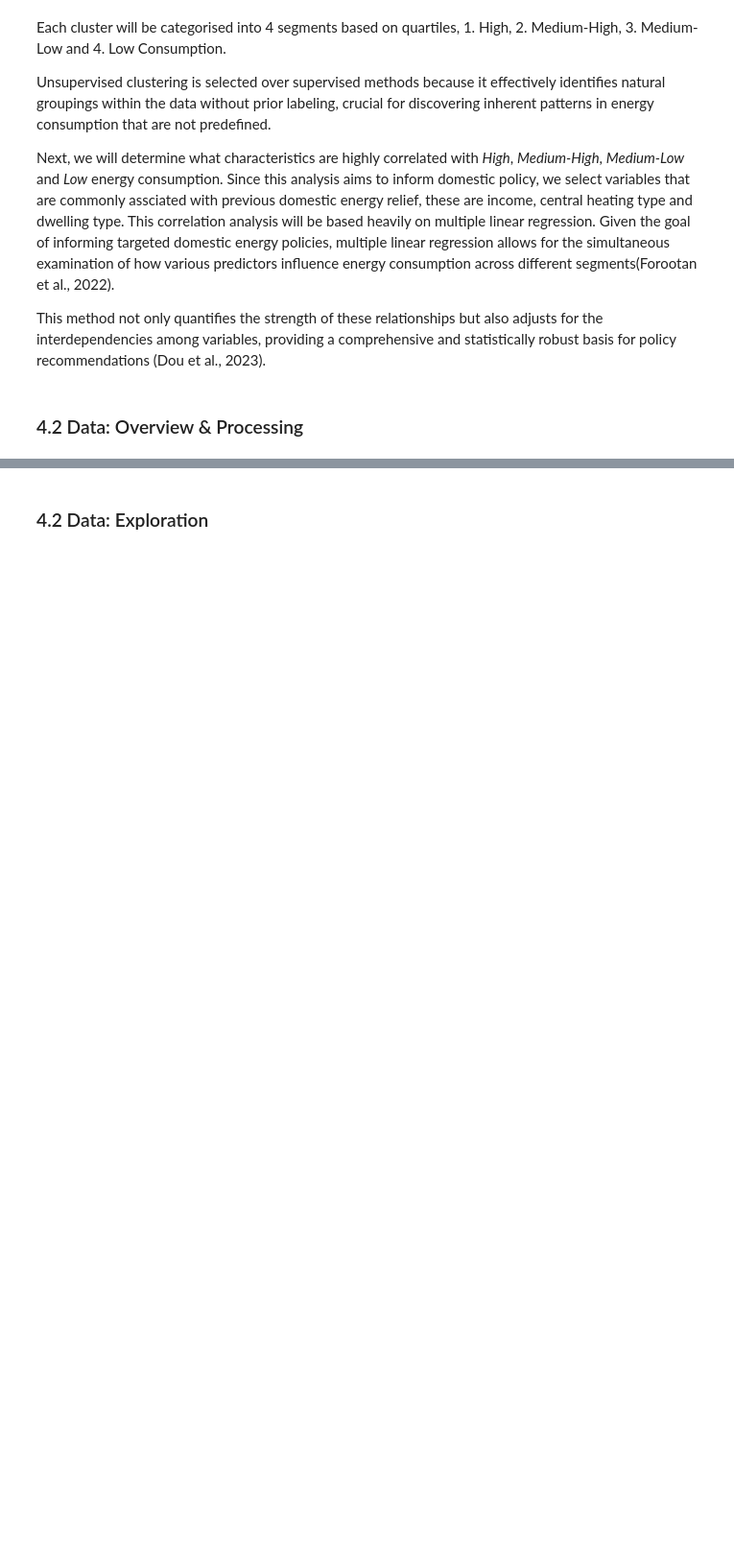
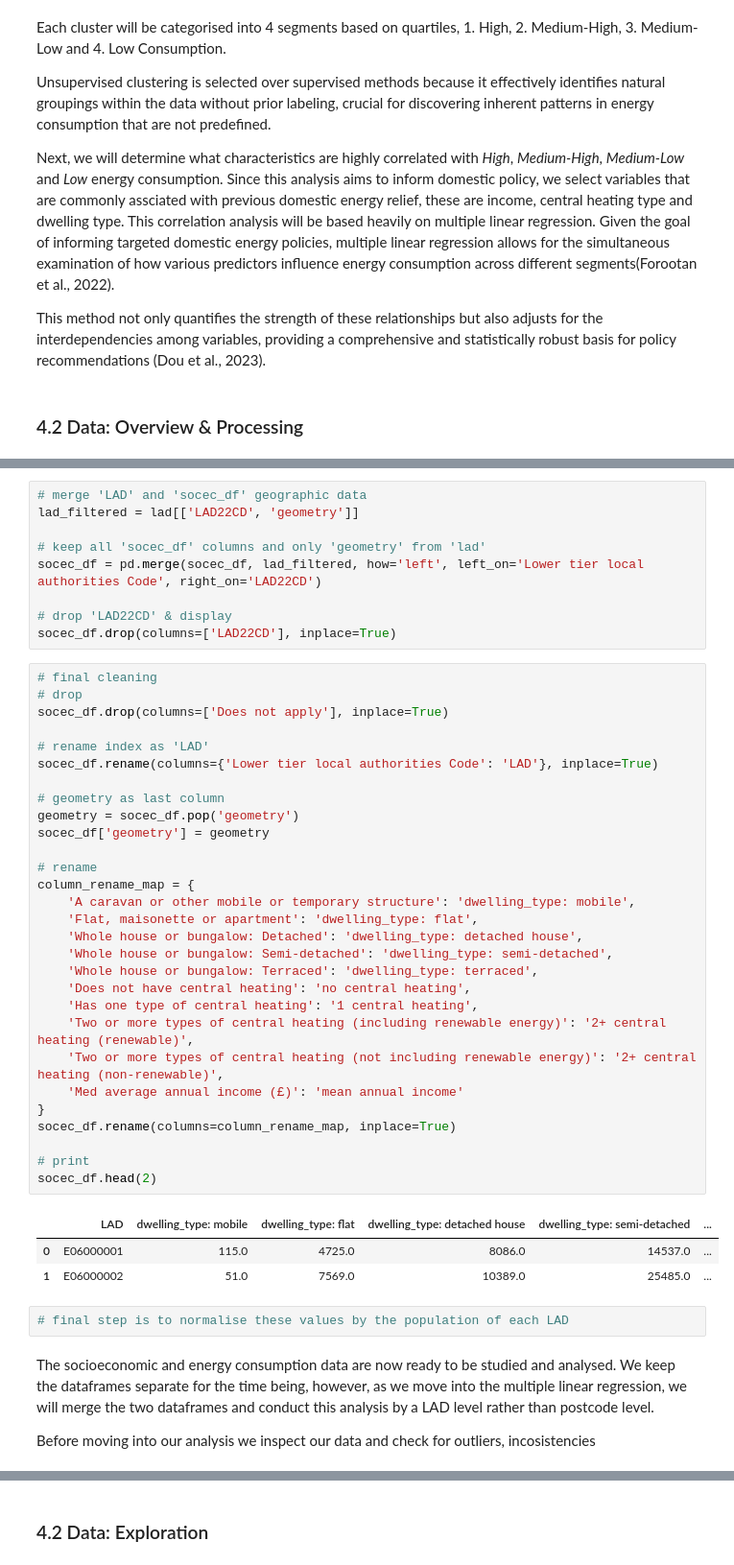
Before and after one commit to NikhilSDesai/SpatialDataScience, a Jupyter notebook: SDS_Analysis/CASA0006_FinalAssignment.ipynb, the cells around one changed output, grey strips where cells are left out. Shown at 96% size. Cells and saved outputs as stored; diff of their text form; blank space fills up the shorter version.

```diff
--- a/SDS_Analysis/CASA0006_FinalAssignment.ipynb
+++ b/SDS_Analysis/CASA0006_FinalAssignment.ipynb
@@ -62 +191,49 @@ This method not only quantifies the strength of these relationships but also adj
+# %%
+# merge 'LAD' and 'socec_df' geographic data
+lad_filtered = lad[['LAD22CD', 'geometry']]
+
+# keep all 'socec_df' columns and only 'geometry' from 'lad'
+socec_df = pd.merge(socec_df, lad_filtered, how='left', left_on='Lower tier local authorities Code', right_on='LAD22CD')
+
+# drop 'LAD22CD' & display
+socec_df.drop(columns=['LAD22CD'], inplace=True)
+# %%
+# final cleaning
+# drop
+socec_df.drop(columns=['Does not apply'], inplace=True)
+
+# rename index as 'LAD'
+socec_df.rename(columns={'Lower tier local authorities Code': 'LAD'}, inplace=True)
+
+# geometry as last column
+geometry = socec_df.pop('geometry')
+socec_df['geometry'] = geometry
+
+# rename
+column_rename_map = {
+    'A caravan or other mobile or temporary structure': 'dwelling_type: mobile',
+    'Flat, maisonette or apartment': 'dwelling_type: flat',
+    'Whole house or bungalow: Detached': 'dwelling_type: detached house',
+    'Whole house or bungalow: Semi-detached': 'dwelling_type: semi-detached',
+    'Whole house or bungalow: Terraced': 'dwelling_type: terraced',
+    'Does not have central heating': 'no central heating',
+    'Has one type of central heating': '1 central heating',
+    'Two or more types of central heating (including renewable energy)': '2+ central heating (renewable)',
+    'Two or more types of central heating (not including renewable energy)': '2+ central heating (non-renewable)',
+    'Med average annual income (£)': 'mean annual income'
+}
+socec_df.rename(columns=column_rename_map, inplace=True)
+
+# print
+socec_df.head(2)
+# %% [output]
+|  | LAD | dwelling_type: mobile | dwelling_type: flat | dwelling_type: detached house | dwelling_type: semi-detached | ... |
+| 0 | E06000001 | 115.0 | 4725.0 | 8086.0 | 14537.0 | ... |
+| 1 | E06000002 | 51.0 | 7569.0 | 10389.0 | 25485.0 | ... |
+# %%
+# final step is to normalise these values by the population of each LAD
+# %% [markdown]
+The socioeconomic and energy consumption data are now ready to be studied and analysed. We keep the dataframes separate for the time being, however, as we move into the multiple linear regression, we will merge the two dataframes and conduct this analysis by a LAD level rather than postcode level.
+
+Before moving into our analysis we inspect our data and check for outliers, incosistencies
 # %% [markdown]
```
Also changed, not shown: parts of 13 cells of this notebook, 34 other files.
